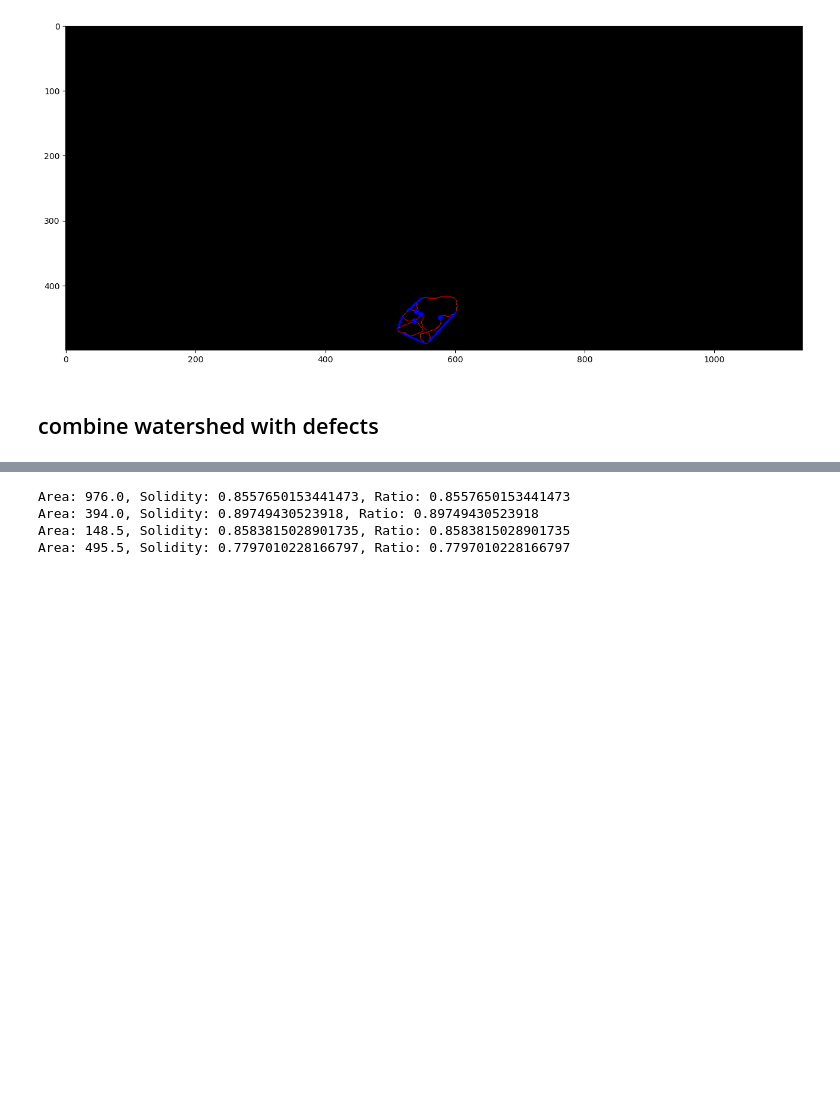
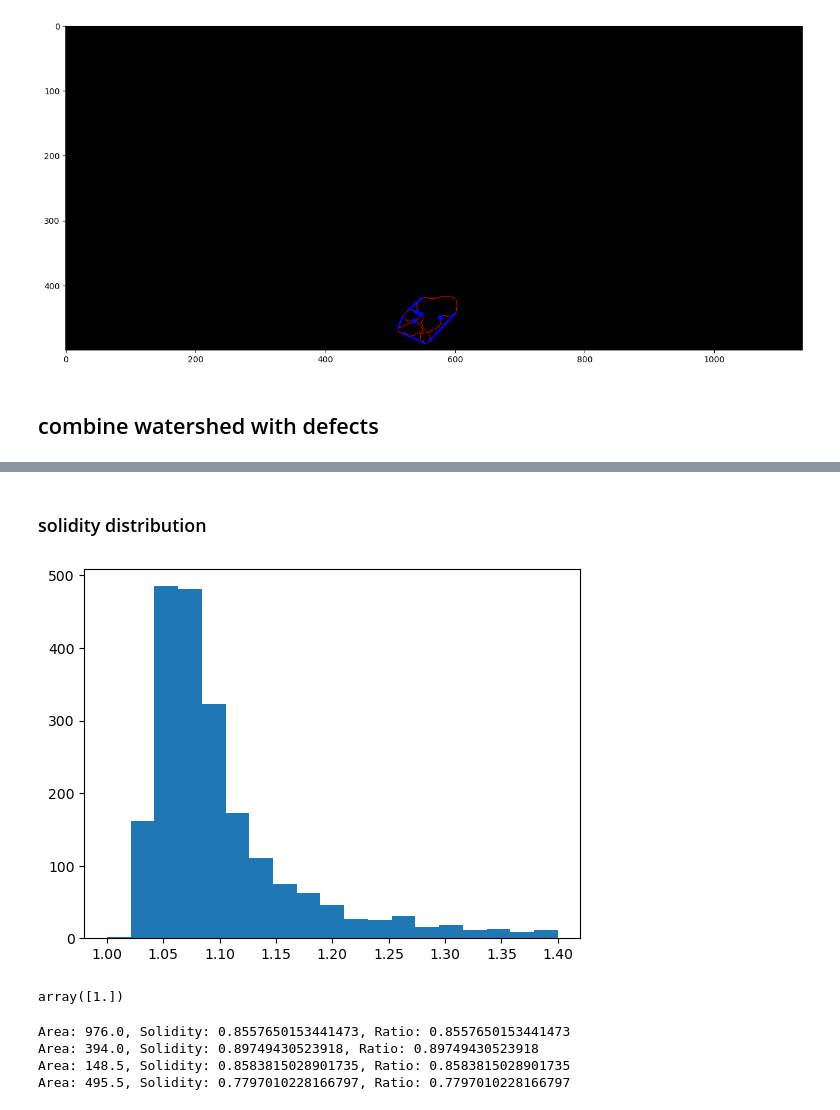
Before and after one commit to yaojian95/jt_ore_sorting, a Jupyter notebook: contours_detect.ipynb, the cells around one changed output, grey strips where cells are left out. Drawn from its saved outputs; the diff is of its cells as text; code cells hidden in the pictures; blank space fills up the shorter version.

Commit message:
✨ feat(contour_detect): combine test

```diff
--- a/contours_detect.ipynb
+++ b/contours_detect.ipynb
@@ -331,3 +463,20 @@ axes[0].axis('off')
+# %% [markdown]
+### solidity distribution
+# %%
+image_folder = '/Users/zhengyun/Desktop/yaojian/data/test_data_yinshan'
+image_paths = glob.glob(f"{image_folder}/*.png")
+solidities = []
+for image_path in image_paths:
+    watershed_defects(image_path, a_thresh = 1.1, b_thresh = 1.1, max_depth=2, solidities = solidities)
+# %%
+plt.hist(solidities, bins = np.linspace(1, 1.4, 20))
+plt.show()
+# %% [output]
+[figure, added]
+# %%
+np.arange(1, 1.4, 20)
+# %% [output]
+array([1.])
 # %%
 mask_after = np.zeros_like(result)
 cv2.drawContours(mask_after, [split_contours[6]], -1, (255, 0, 0), thickness=1)
```
Also changed, not shown: parts of 11 cells of this notebook.
